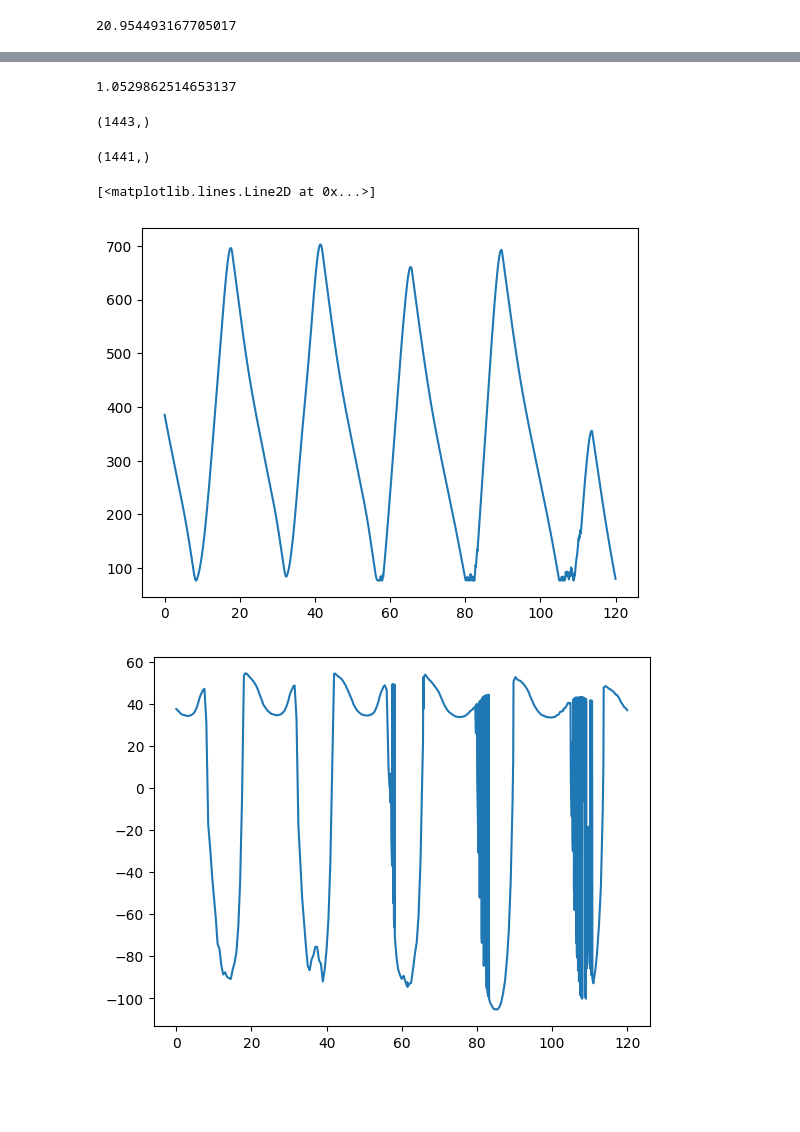
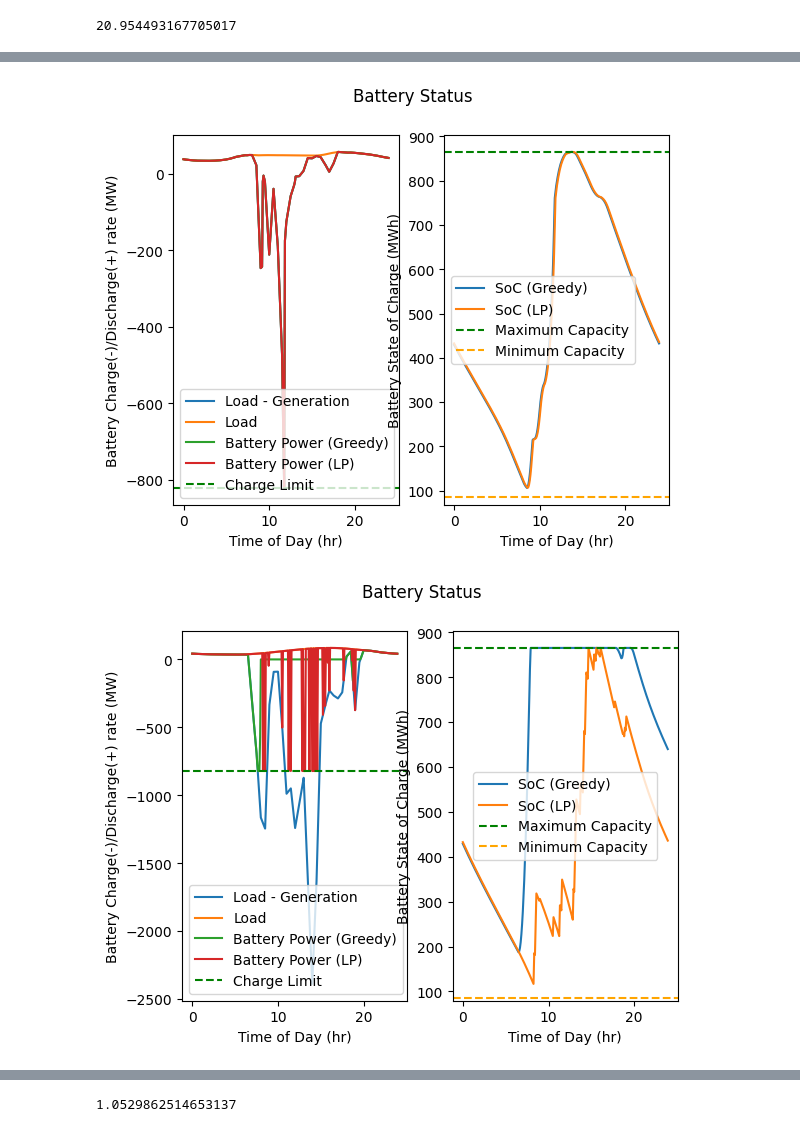
Before and after one commit to seanjennings960/renewableopt, a Jupyter notebook: notebooks/linear_solution.ipynb, the cells around one changed output, grey strips where cells are left out. Cells and saved outputs as stored; diff of their text form; code cells hidden in the pictures; blank space fills up the shorter version.

```diff
--- a/notebooks/linear_solution.ipynb
+++ b/notebooks/linear_solution.ipynb
@@ -397,0 +90,5 @@ for scenario in res.scenarios:
+# %%
+visualize.lp_versus_greedy_comparison(res, time_one_day, worst_load, worst_solar_pu)
+# %% [output]
+[figure, added]
+[figure, added]
@@ -410,17 +101,0 @@ res = model.minimize_cost(time_hr, load, solar_pu)
-# %%
-res.result.x.shape
-# %% [output]
-(1443,)
-# %%
-res.u_batt.shape
-# %% [output]
-(1441,)
-# %%
-plt.figure()
-plt.plot(time_hr, res.x)
-plt.figure()
-plt.plot(time_hr, res.u_batt)
-# %% [output]
-[<matplotlib.lines.Line2D at 0x...>]
-[figure, removed]
-[figure, removed]
```
Also changed, not shown: parts of 29 cells of this notebook.
